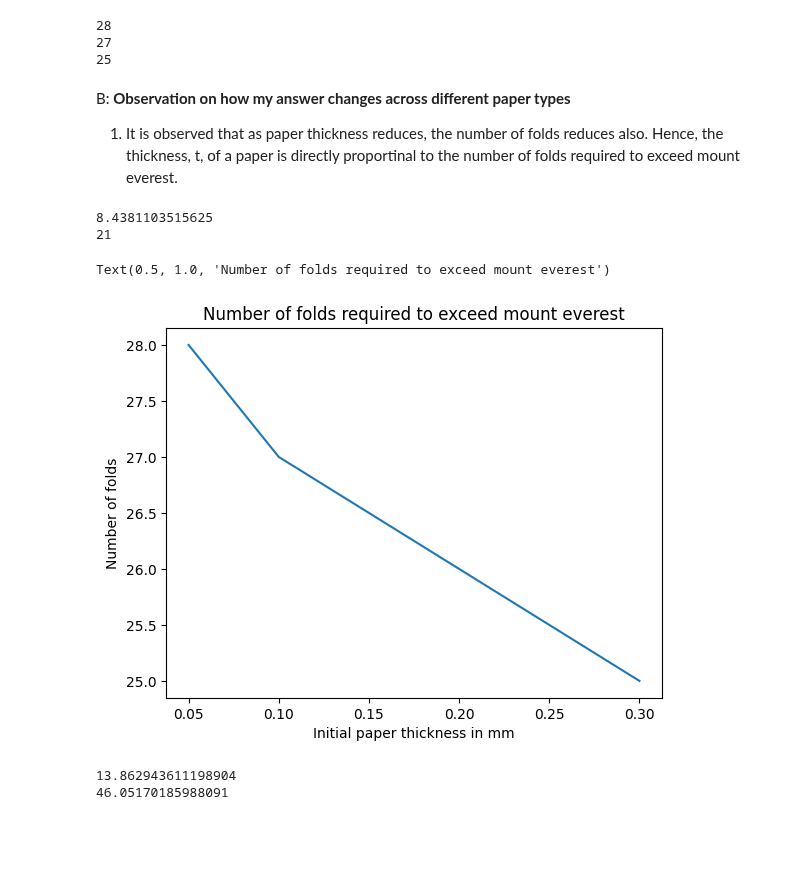
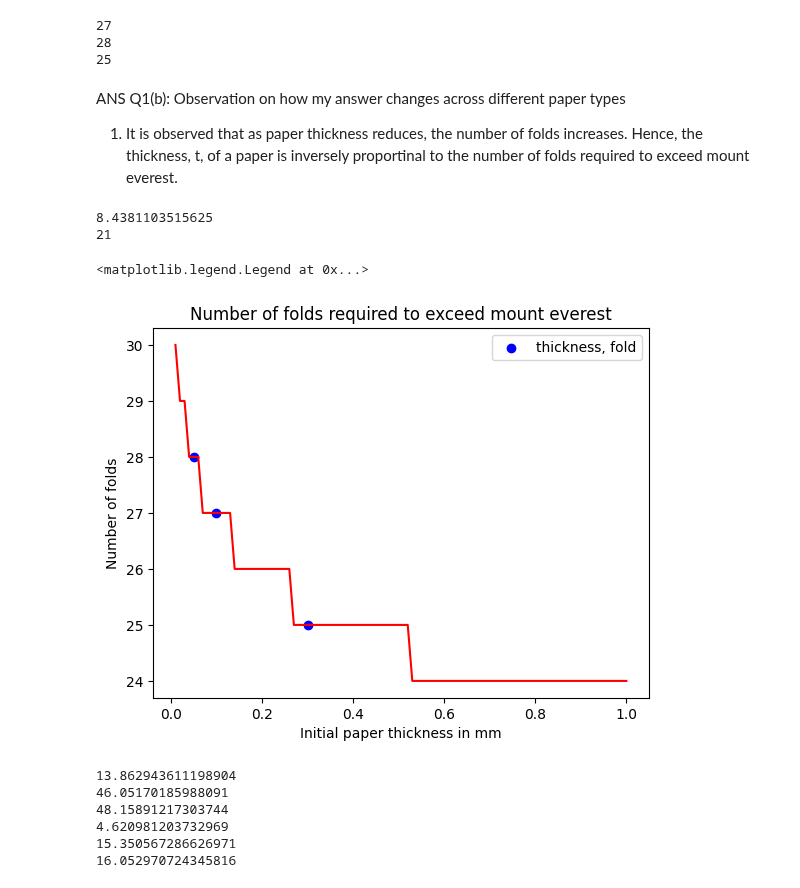
Before and after one commit to api-sage/diaml_projects, a Jupyter notebook: Project1/pafolabi_DIAML_Assignment1.ipynb, the cells around one changed output. Saved outputs shown, nothing was run; the diff lists cells and outputs as text; code cells hidden in the pictures; blank space fills up the shorter version.

```diff
--- a/Project1/pafolabi_DIAML_Assignment1.ipynb
+++ b/Project1/pafolabi_DIAML_Assignment1.ipynb
@@ -18,19 +24,17 @@ def exceed_mount_everest(paper_thickness_in_mm: float) -> float:
 paper_thickness_in_mm = 0.1
 tissue_paper_thickness_in_mm = 0.05
 card_stock_thickness_in_mm = 0.3
+# ANS: Q1(a) ==> How many folds does it take to exceed the height of Mount Everest at 8,848 m?
+print(exceed_mount_everest(paper_thickness_in_mm))
 print(exceed_mount_everest(tissue_paper_thickness_in_mm))
-print(exceed_mount_everest(paper_thickness_in_mm))
 print(exceed_mount_everest(card_stock_thickness_in_mm))
-# 28
-# 27
-# 25
 # %% [output]
+27
 28
-27
 25
 # %% [markdown]
-B: **Observation on how my answer changes across different paper types**
+ANS Q1(b): Observation on how my answer changes across different paper types
 
 
-1.   It is observed that as paper thickness reduces, the number of folds reduces also. Hence, the thickness, t, of a paper is directly proportinal to the number of folds required to exceed mount everest.
+1.   It is observed that as paper thickness reduces, the number of folds increases. Hence, the thickness, t, of a paper is inversely proportinal to the number of folds required to exceed mount everest.
 # %%
@@ -47,15 +53,22 @@ print(exceed_mount_everest(8.438))
 # %% [output]
 8.4381103515625
 21
-# %%
-plt.plot([tissue_paper_thickness_in_mm, paper_thickness_in_mm, card_stock_thickness_in_mm],
- [exceed_mount_everest(tissue_paper_thickness_in_mm), exceed_mount_everest(paper_thickness_in_mm), exceed_mount_everest(card_stock_thickness_in_mm)])
-plt.ylabel('Number of folds')
-plt.xlabel('Initial paper thickness in mm')
-plt.title('Number of folds required to exceed mount everest')
-# %% [output]
-Text(0.5, 1.0, 'Number of folds required to exceed mount everest')
-[figure, removed]
+# %%
+# ANS: Q1(d) ==> Plot the number of folds required as a function of paper thickness, mark all 3
+# thickness and their folds, and explain what the shape of that curve tells you
+thickness_range = np.linspace(0.01, 1, 100)
+thickness_fold = np.vectorize(exceed_mount_everest)(thickness_range)
+plt.plot(thickness_range, thickness_fold, color='red')
+map_thicknesses = [tissue_paper_thickness_in_mm, paper_thickness_in_mm, card_stock_thickness_in_mm]
+map_folds = [exceed_mount_everest(map_thicknesses[0]),exceed_mount_everest(map_thicknesses[1]),exceed_mount_everest(map_thicknesses[2])]
+plt.scatter(map_thicknesses, map_folds, color='blue', label='thickness, fold')
+plt.ylabel('Number of folds')
+plt.xlabel('Initial paper thickness in mm')
+plt.title('Number of folds required to exceed mount everest')
+plt.legend()
+# %% [output]
+<matplotlib.legend.Legend at 0x...>
+[figure, added]
 # %%
 def t_to_drop_below_x_percent(percentage_threshold: float, a: float) -> float:
   # Using the formular v(t)=v(0)exp(-at)
@@ -72,6 +85,14 @@ def t_to_drop_below_x_percent(percentage_threshold: float, a: float) -> float:
 # %%
 print(t_to_drop_below_x_percent(50,0.05))
 print(t_to_drop_below_x_percent(10,0.05))
+print(t_to_drop_below_x_percent(9,0.05))
+print(t_to_drop_below_x_percent(50,0.15))
+print(t_to_drop_below_x_percent(10,0.15))
+print(t_to_drop_below_x_percent(9,0.15))
 # %% [output]
 13.862943611198904
 46.05170185988091
+48.15891217303744
+4.620981203732969
+15.350567286626971
+16.052970724345816
```
Also changed, not shown: parts of 9 cells of this notebook.
